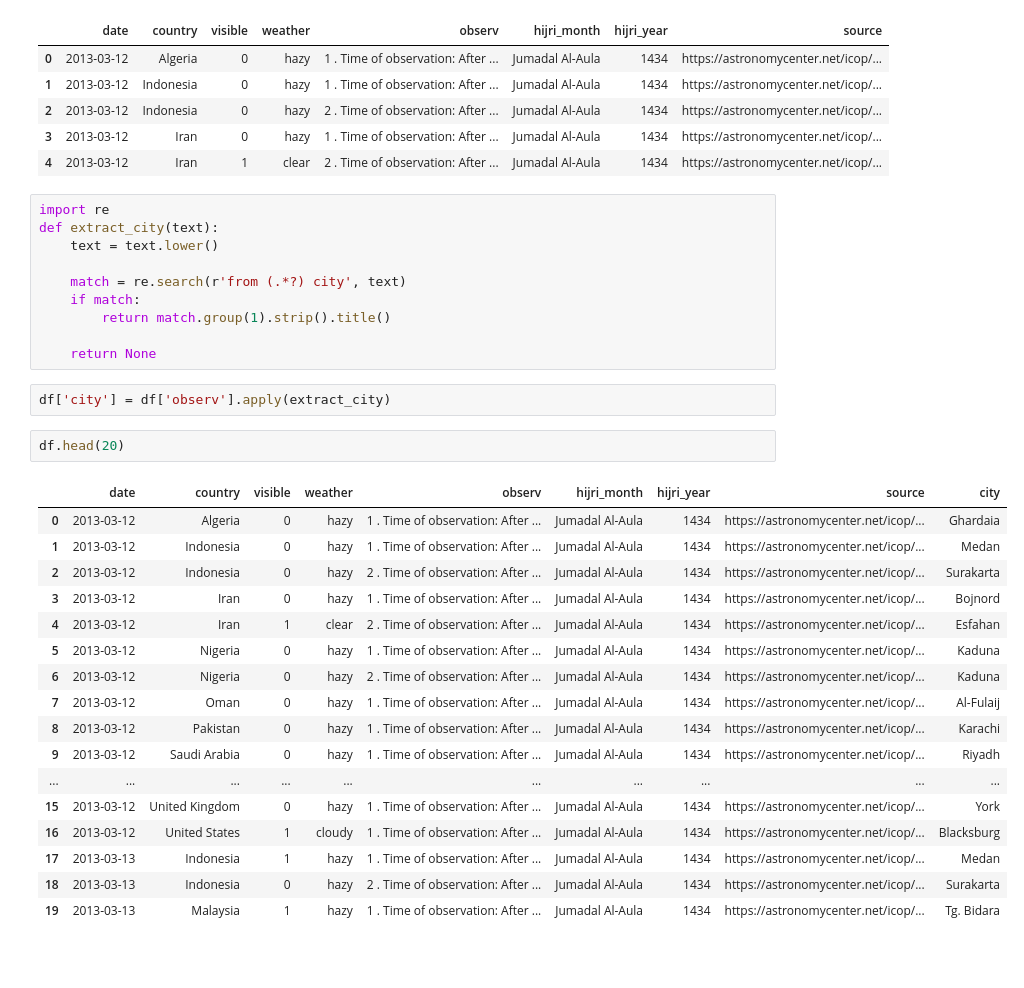
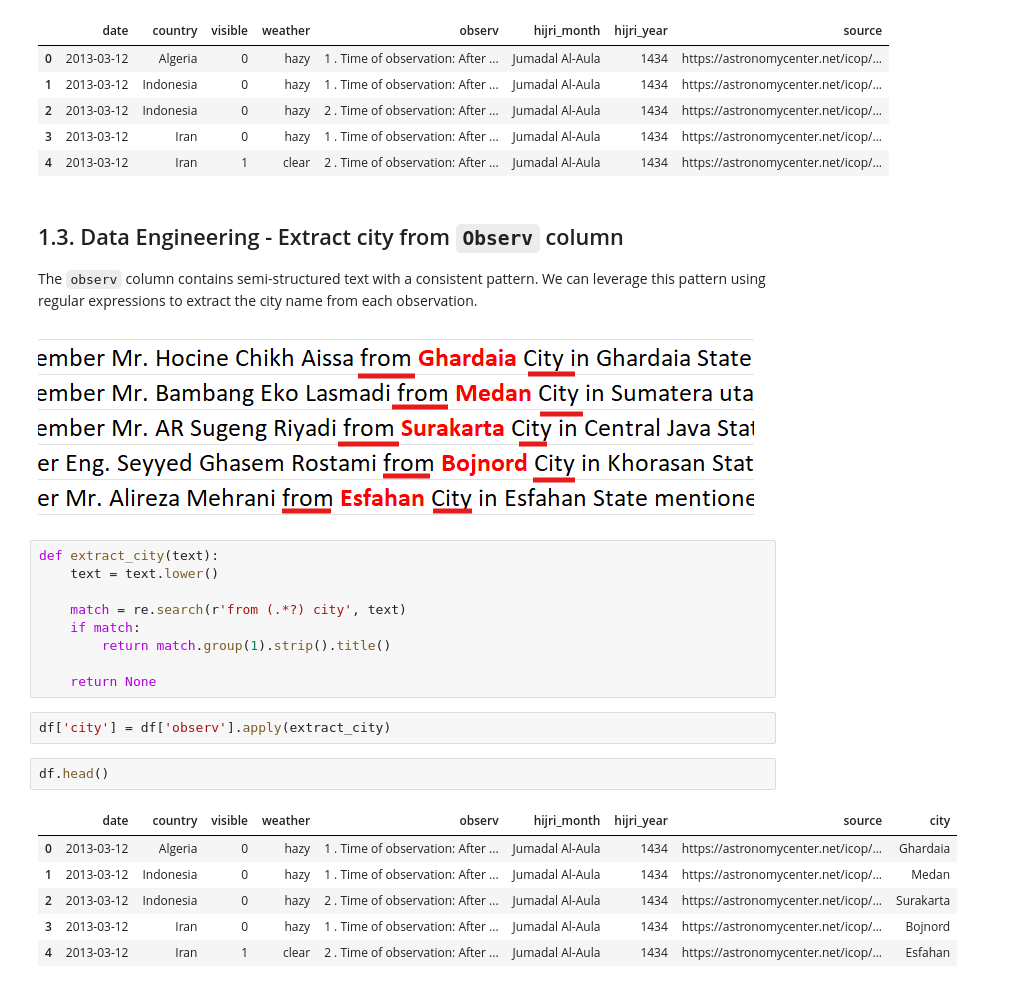
Before and after one commit to zakzakzak/kaggle, a Jupyter notebook: prediction-new-moon-hisab-rukyat.ipynb, the cells around one changed output. Drawn from its saved outputs; the diff is of its cells as text; blank space fills up the shorter version.

Commit message:
Kaggle Notebook | Prediction : New Moon (Hisab & Rukyat)  | Version 3 : Extract city from Observ column

```diff
--- a/prediction-new-moon-hisab-rukyat.ipynb
+++ b/prediction-new-moon-hisab-rukyat.ipynb
@@ -30,8 +38,14 @@ df.head()
 | 2 | 2013-03-12 | Indonesia | 0 | hazy | 2 . Time of observation: After ... | Jumadal Al-Aula | 1434 | https://astronomycenter.net/icop/... |
 | 3 | 2013-03-12 | Iran | 0 | hazy | 1 . Time of observation: After ... | Jumadal Al-Aula | 1434 | https://astronomycenter.net/icop/... |
 | 4 | 2013-03-12 | Iran | 1 | clear | 2 . Time of observation: After ... | Jumadal Al-Aula | 1434 | https://astronomycenter.net/icop/... |
+# %% [markdown]
+## 1.3. Data Engineering - Extract city from `Observ` column
+
+The `observ` column contains semi-structured text with a consistent pattern.
+We can leverage this pattern using regular expressions to extract the city name from each observation.
+# %% [markdown]
+![image.png](attachment:20e9bcca-f220-4b07-9932-cb61bd879d8e.png)
 # %%
-import re
 def extract_city(text):
     text = text.lower()
 
@@ -43,23 +57,12 @@ def extract_city(text):
 # %%
 df['city'] = df['observ'].apply(extract_city)
 # %%
-df.head(20)
+df.head()
 # %% [output]
 |  | date | country | visible | weather | observ | hijri_month | hijri_year | source | city |
 | 0 | 2013-03-12 | Algeria | 0 | hazy | 1 . Time of observation: After ... | Jumadal Al-Aula | 1434 | https://astronomycenter.net/icop/... | Ghardaia |
 | 1 | 2013-03-12 | Indonesia | 0 | hazy | 1 . Time of observation: After ... | Jumadal Al-Aula | 1434 | https://astronomycenter.net/icop/... | Medan |
 | 2 | 2013-03-12 | Indonesia | 0 | hazy | 2 . Time of observation: After ... | Jumadal Al-Aula | 1434 | https://astronomycenter.net/icop/... | Surakarta |
 | 3 | 2013-03-12 | Iran | 0 | hazy | 1 . Time of observation: After ... | Jumadal Al-Aula | 1434 | https://astronomycenter.net/icop/... | Bojnord |
 | 4 | 2013-03-12 | Iran | 1 | clear | 2 . Time of observation: After ... | Jumadal Al-Aula | 1434 | https://astronomycenter.net/icop/... | Esfahan |
-| 5 | 2013-03-12 | Nigeria | 0 | hazy | 1 . Time of observation: After ... | Jumadal Al-Aula | 1434 | https://astronomycenter.net/icop/... | Kaduna |
-| 6 | 2013-03-12 | Nigeria | 0 | hazy | 2 . Time of observation: After ... | Jumadal Al-Aula | 1434 | https://astronomycenter.net/icop/... | Kaduna |
-| 7 | 2013-03-12 | Oman | 0 | hazy | 1 . Time of observation: After ... | Jumadal Al-Aula | 1434 | https://astronomycenter.net/icop/... | Al-Fulaij |
-| 8 | 2013-03-12 | Pakistan | 0 | hazy | 1 . Time of observation: After ... | Jumadal Al-Aula | 1434 | https://astronomycenter.net/icop/... | Karachi |
-| 9 | 2013-03-12 | Saudi Arabia | 0 | hazy | 1 . Time of observation: After ... | Jumadal Al-Aula | 1434 | https://astronomycenter.net/icop/... | Riyadh |
-| ... | ... | ... | ... | ... | ... | ... | ... | ... | ... |
-| 15 | 2013-03-12 | United Kingdom | 0 | hazy | 1 . Time of observation: After ... | Jumadal Al-Aula | 1434 | https://astronomycenter.net/icop/... | York |
-| 16 | 2013-03-12 | United States | 1 | cloudy | 1 . Time of observation: After ... | Jumadal Al-Aula | 1434 | https://astronomycenter.net/icop/... | Blacksburg |
-| 17 | 2013-03-13 | Indonesia | 1 | hazy | 1 . Time of observation: After ... | Jumadal Al-Aula | 1434 | https://astronomycenter.net/icop/... | Medan |
-| 18 | 2013-03-13 | Indonesia | 0 | hazy | 2 . Time of observation: After ... | Jumadal Al-Aula | 1434 | https://astronomycenter.net/icop/... | Surakarta |
-| 19 | 2013-03-13 | Malaysia | 1 | hazy | 1 . Time of observation: After ... | Jumadal Al-Aula | 1434 | https://astronomycenter.net/icop/... | Tg. Bidara |
 # %%
```
Also changed, not shown: parts of 5 cells of this notebook.
